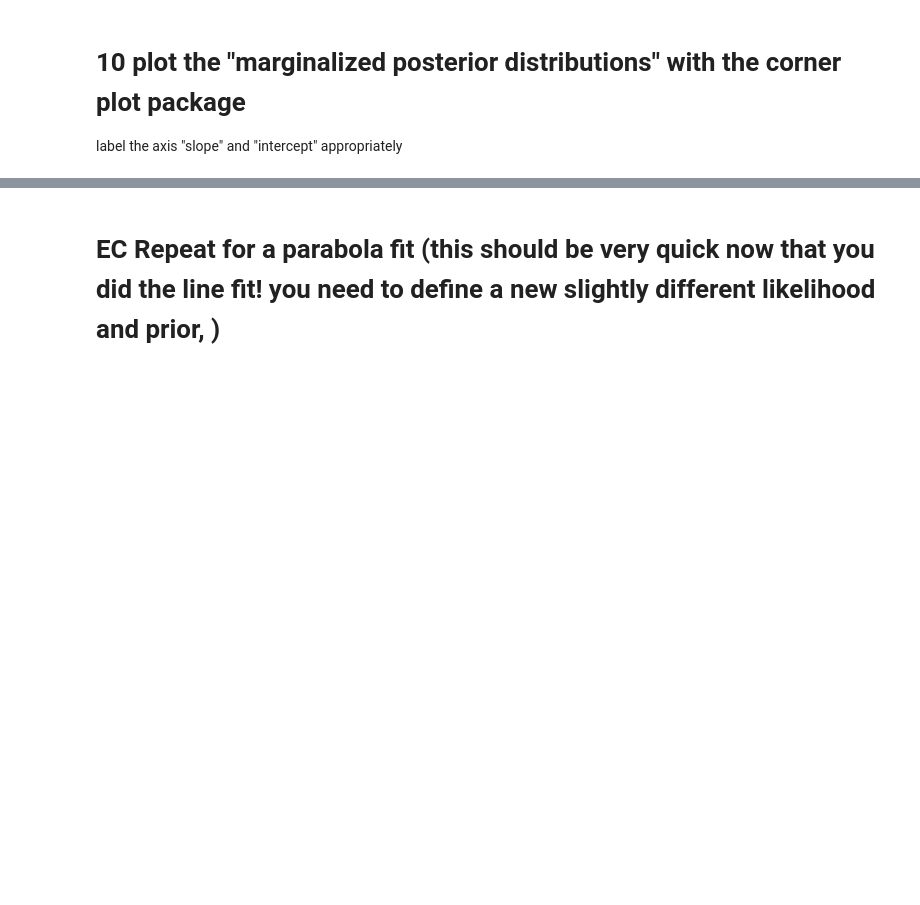
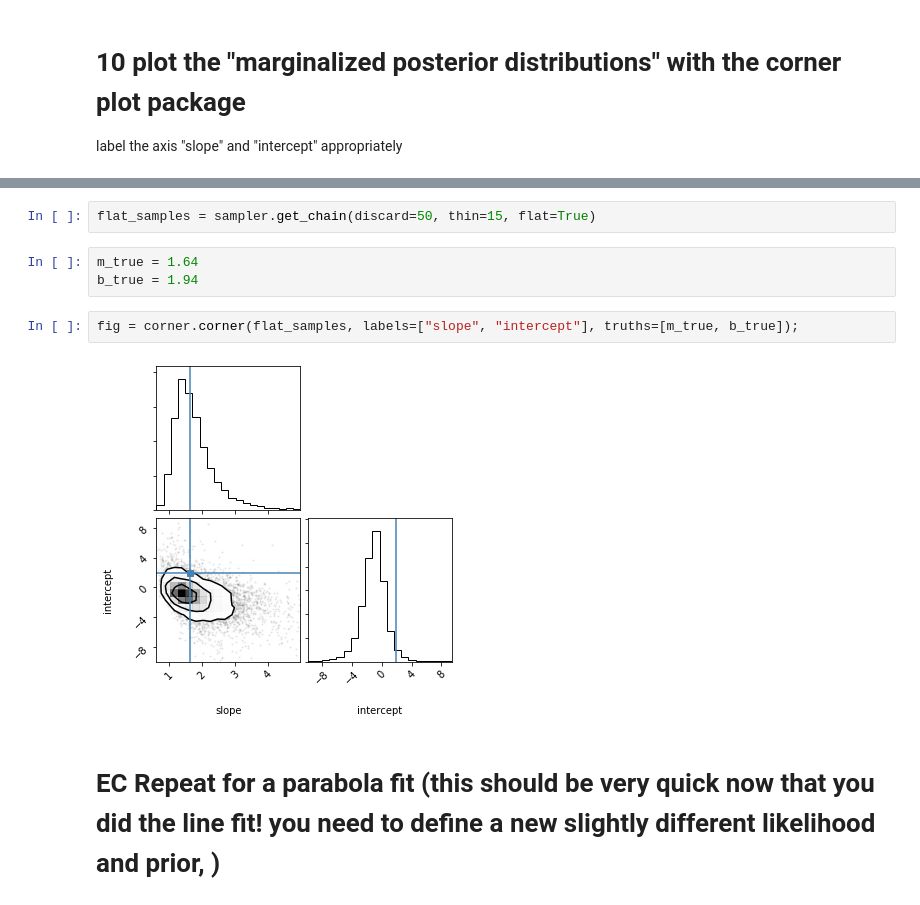
Before and after one commit to samuelmat/DSPS_tFessaras, a Jupyter notebook: HW7/Theodore_Fessaras_LRtestAndMCMC.ipynb, the cells around one changed output, grey strips where cells are left out. Saved outputs shown, nothing was run; the diff lists cells and outputs as text; blank space fills up the shorter version.

```diff
--- a/HW7/Theodore_Fessaras_LRtestAndMCMC.ipynb
+++ b/HW7/Theodore_Fessaras_LRtestAndMCMC.ipynb
@@ -341,2 +377,11 @@ label the axis "slope" and "intercept" appropriately
+# %%
+flat_samples = sampler.get_chain(discard=50, thin=15, flat=True)
+# %%
+m_true = 1.64
+b_true = 1.94
+# %%
+fig = corner.corner(flat_samples, labels=["slope", "intercept"], truths=[m_true, b_true]);
+# %% [output]
+[figure, added]
 # %% [markdown]
 #  EC Repeat for a parabola fit (this should be very quick now that you did the line fit! you need to define a new slightly different likelihood and prior, )
```
Also changed, not shown: parts of 23 cells of this notebook.
